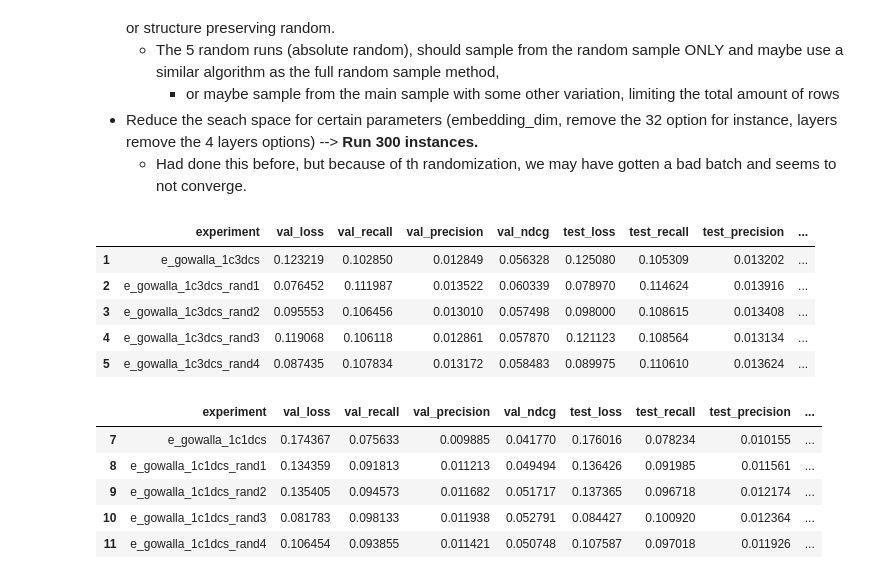
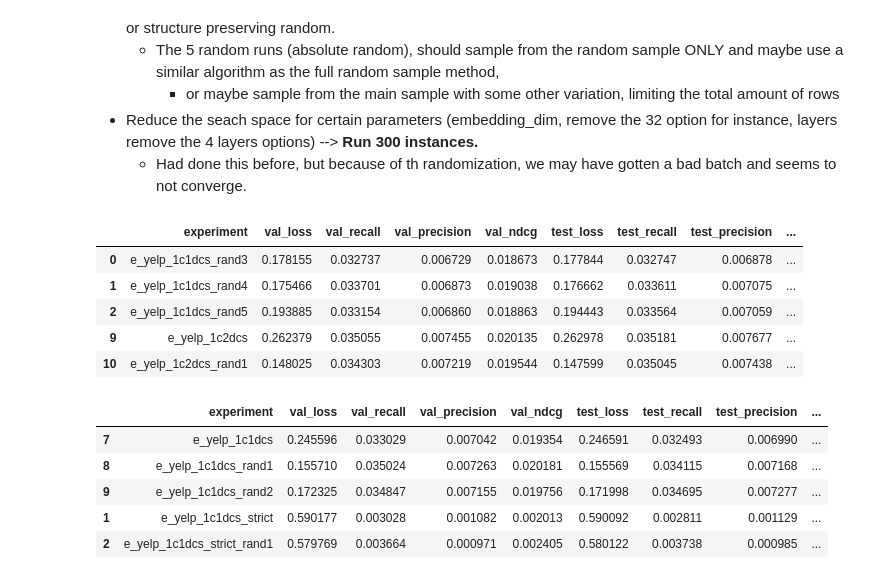
Before and after one commit to paco23ch/gnn-ds, a Jupyter notebook: experiment_analysis.ipynb, the cells around one changed output. Drawn from its saved outputs; the diff is of its cells as text; code cells hidden in the pictures.

```diff
--- a/experiment_analysis.ipynb
+++ b/experiment_analysis.ipynb
@@ -817,24 +810,24 @@ result_viewable
 #)
 # %%
-#exp_name = 'e_gowalla'
-#version=f'historic_results/{exp_name}/pass_3/'
+exp_name = 'e_yelp'
+version=f'historic_results/{exp_name}/pass_0/runs/'
 #version=f'historic_results/sandbox/'
-version=''
+#version=''
 
-df = pd.read_parquet(f'{version}{exp_name}.parquet')
+df = pd.read_parquet(f'{version}{exp_name}_second.parquet')
 df = df.sort_values('experiment', ascending=True)
 eval_at_epochs = df['epochs_per_eval'].unique()[0]
 df.head()
 # %% [output]
 |  | experiment | val_loss | val_recall | val_precision | val_ndcg | test_loss | test_recall | test_precision | ... |
-| 1 | e_gowalla_1c3dcs | 0.123219 | 0.102850 | 0.012849 | 0.056328 | 0.125080 | 0.105309 | 0.013202 | ... |
-| 2 | e_gowalla_1c3dcs_rand1 | 0.076452 | 0.111987 | 0.013522 | 0.060339 | 0.078970 | 0.114624 | 0.013916 | ... |
-| 3 | e_gowalla_1c3dcs_rand2 | 0.095553 | 0.106456 | 0.013010 | 0.057498 | 0.098000 | 0.108615 | 0.013408 | ... |
-| 4 | e_gowalla_1c3dcs_rand3 | 0.119068 | 0.106118 | 0.012861 | 0.057870 | 0.121123 | 0.108564 | 0.013134 | ... |
-| 5 | e_gowalla_1c3dcs_rand4 | 0.087435 | 0.107834 | 0.013172 | 0.058483 | 0.089975 | 0.110610 | 0.013624 | ... |
+| 0 | e_yelp_1c1dcs_rand3 | 0.178155 | 0.032737 | 0.006729 | 0.018673 | 0.177844 | 0.032747 | 0.006878 | ... |
+| 1 | e_yelp_1c1dcs_rand4 | 0.175466 | 0.033701 | 0.006873 | 0.019038 | 0.176662 | 0.033611 | 0.007075 | ... |
+| 2 | e_yelp_1c1dcs_rand5 | 0.193885 | 0.033154 | 0.006860 | 0.018863 | 0.194443 | 0.033564 | 0.007059 | ... |
+| 9 | e_yelp_1c2dcs | 0.262379 | 0.035055 | 0.007455 | 0.020135 | 0.262978 | 0.035181 | 0.007677 | ... |
+| 10 | e_yelp_1c2dcs_rand1 | 0.148025 | 0.034303 | 0.007219 | 0.019544 | 0.147599 | 0.035045 | 0.007438 | ... |
 # %%
-exp_name = 'e_gowalla'
-version=f'historic_results/{exp_name}/pass_0/'
+exp_name = 'e_yelp'
+version=f'historic_results/{exp_name}/pass_0/runs/'
 #version=f'historic_results/sandbox/'
 #version=''
 
@@ -844,9 +837,9 @@ eval_at_epochs = df2['epochs_per_eval'].unique()[0]
 df2.head()
 # %% [output]
 |  | experiment | val_loss | val_recall | val_precision | val_ndcg | test_loss | test_recall | test_precision | ... |
-| 7 | e_gowalla_1c1dcs | 0.174367 | 0.075633 | 0.009885 | 0.041770 | 0.176016 | 0.078234 | 0.010155 | ... |
-| 8 | e_gowalla_1c1dcs_rand1 | 0.134359 | 0.091813 | 0.011213 | 0.049494 | 0.136426 | 0.091985 | 0.011561 | ... |
-| 9 | e_gowalla_1c1dcs_rand2 | 0.135405 | 0.094573 | 0.011682 | 0.051717 | 0.137365 | 0.096718 | 0.012174 | ... |
-| 10 | e_gowalla_1c1dcs_rand3 | 0.081783 | 0.098133 | 0.011938 | 0.052791 | 0.084427 | 0.100920 | 0.012364 | ... |
-| 11 | e_gowalla_1c1dcs_rand4 | 0.106454 | 0.093855 | 0.011421 | 0.050748 | 0.107587 | 0.097018 | 0.011926 | ... |
+| 7 | e_yelp_1c1dcs | 0.245596 | 0.033029 | 0.007042 | 0.019354 | 0.246591 | 0.032493 | 0.006990 | ... |
+| 8 | e_yelp_1c1dcs_rand1 | 0.155710 | 0.035024 | 0.007263 | 0.020181 | 0.155569 | 0.034115 | 0.007168 | ... |
+| 9 | e_yelp_1c1dcs_rand2 | 0.172325 | 0.034847 | 0.007155 | 0.019756 | 0.171998 | 0.034695 | 0.007277 | ... |
+| 1 | e_yelp_1c1dcs_strict | 0.590177 | 0.003028 | 0.001082 | 0.002013 | 0.590092 | 0.002811 | 0.001129 | ... |
+| 2 | e_yelp_1c1dcs_strict_rand1 | 0.579769 | 0.003664 | 0.000971 | 0.002405 | 0.580122 | 0.003738 | 0.000985 | ... |
 # %%
```
Also changed, not shown: parts of 19 cells of this notebook, 28 other files.
